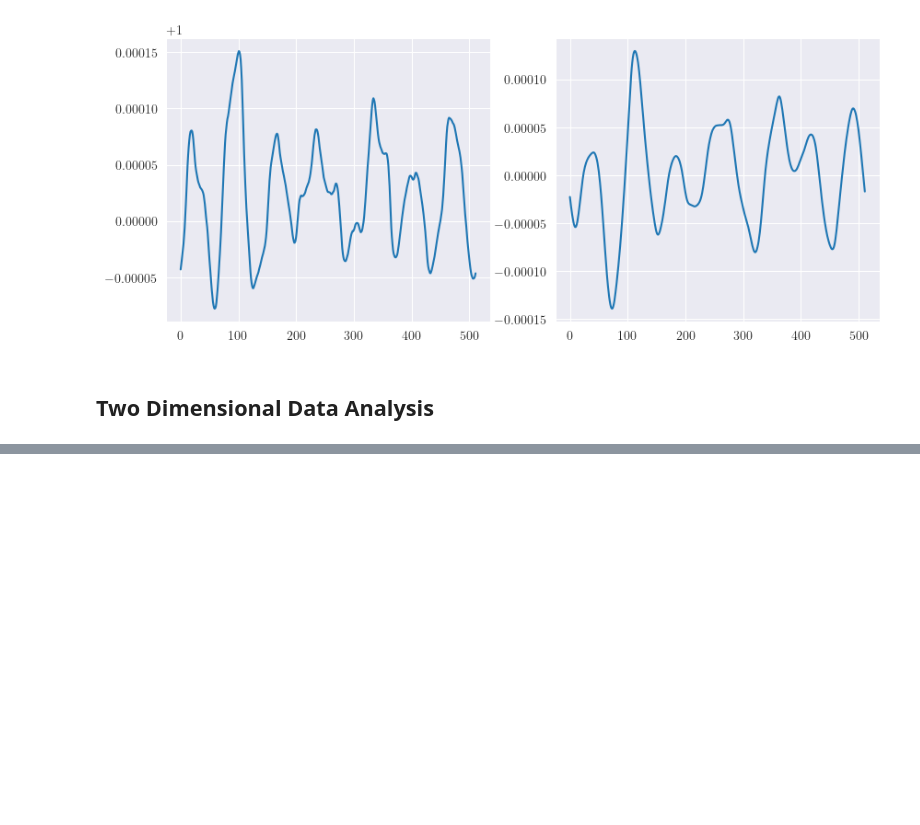
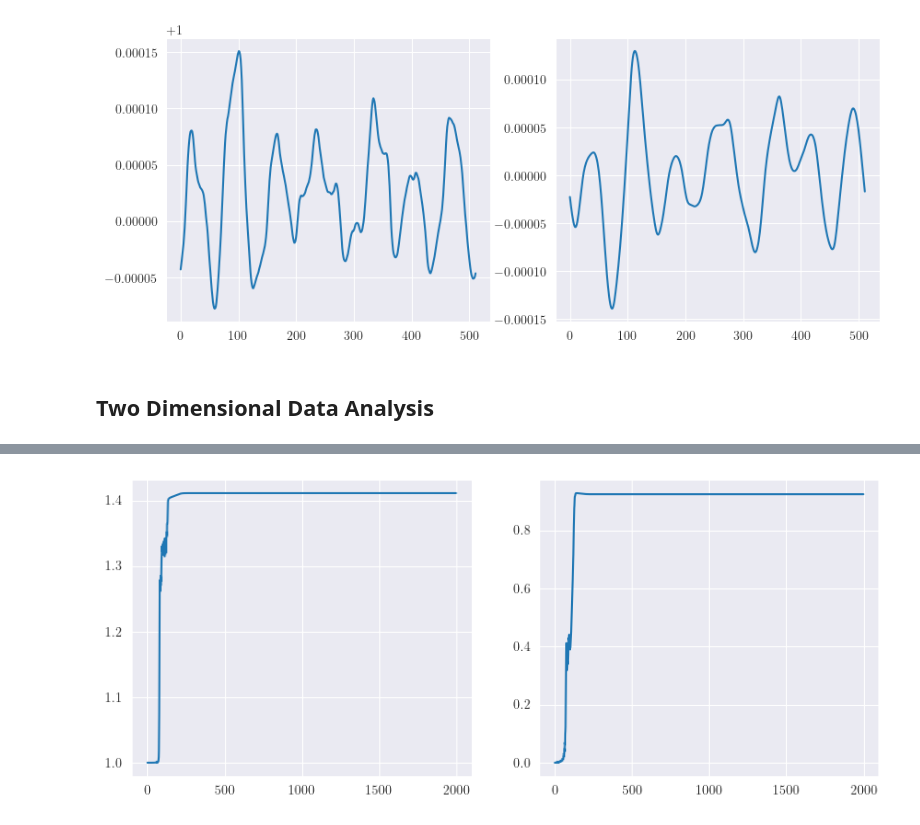
Before and after one commit to Jaegg3rNat/ABP_Flocking, a Jupyter notebook: Code/Analysis_ABP.ipynb, the cells around one changed output, grey strips where cells are left out. Cells and saved outputs as stored; diff of their text form; code cells hidden in the pictures; blank space fills up the shorter version.

```diff
--- a/Code/Analysis_ABP.ipynb
+++ b/Code/Analysis_ABP.ipynb
@@ -332,0 +333,93 @@ Pe = 9.00, mu_c = 492.600
+# %%
+import h5py
+import os, sys, re
+from tqdm import tqdm
+import numpy as np
+import seaborn as sns
+import pandas as pd
+import matplotlib.colors as mcolors
+import matplotlib.pyplot as plt
+from matplotlib import rc
+
+# Choose the font for the figure
+rc('font', **{'family': 'serif', 'serif': ['Computer Modern']})
+rc('text', usetex=True)
+
+### HDF5 File Inspection
+def print_name(name, obj):
+    """Function to print the name of groups and datasets in an HDF5 file."""
+    if isinstance(obj, h5py.Group):
+        print(f"Group: {name}")
+    elif isinstance(obj, h5py.Dataset):
+        print(f"Dataset: {name}, Shape: {obj.shape}, Dtype: {obj.dtype}")
+
+
+def print_hdf5_contents(file_path):
+    """Function to open an HDF5 file and print its contents."""
+    with h5py.File(file_path, 'r') as f:
+        f.visititems(print_name)
+
+
+
+mu , pe = 450.0, 10
+file_path = f'../Data/2d_v1/_PE{pe:.2f}_MU{mu:.2f}/DATA.h5'
+
+
+
+
+
+
+
+
+with h5py.File(file_path, 'r') as f:
+    print_hdf5_contents(file_path)
+
+
+    # meta = f['FIELD_DATA']
+    # rhodata = meta['RHO_F'][:]
+    # pol = meta['PX_F'][:]
+
+    print('##############################################','\n \n','##############################################')
+    meta2 = f['metadata']
+    # Print metadata entries: name and value (or brief description for large objects)
+    for name, obj in meta2.items():
+        try:
+            # For datasets, avoid loading extremely large arrays into memory
+            if isinstance(obj, h5py.Dataset):
+                if obj.size <= 1000:
+                    print(f"{name}: {obj[()]}")
+                else:
+                    print(f"{name}: Dataset shape={obj.shape}, dtype={obj.dtype}, size={obj.size}")
+            elif isinstance(obj, h5py.Group):
+                print(f"{name}: Group")
+            else:
+                print(f"{name}: {type(obj)}")
+        except Exception as e:
+            # Fallback: print the object repr and the error
+            print(f"{name}: <unable to read> ({e})")
+    print('##############################################','\n \n','##############################################')
+
+    grp1 = f['time_series']
+    op = grp1['POLARIZATION'][:].flatten()
+    grp3 = f['density_series']
+    density = grp3['DENSITY'][:].flatten()
+    fig , (ax1,ax2) = plt.subplots(1,2, figsize = (10,4))
+    ax1.plot(density)
+    ax2.plot(op)
+    # ax1.set_title('Density Series')
+    # # ax2.set_title('Fourier Series')
+    plt.show()
+    plt.close()
+    fig , (ax1,ax2) = plt.subplots(1,2, figsize = (10,4))
+    grp2 = f['FIELD_DATA']
+    rhodata = grp2['RHO_F'][:]
+    polx = grp2['PX_F'][:]
+    poly = grp2['Py_F'][:]
+    im = ax1.imshow(
+        rhodata,
+        origin="lower",
+        cmap="gnuplot"
+    )
+    plt.show()
+    plt.close()
+# %% [output]
@@ -332,0 +443 @@ Pe = 9.00, mu_c = 492.600
+[figure, added]
```
Also changed, not shown: parts of 2 cells of this notebook, 3 other files.
